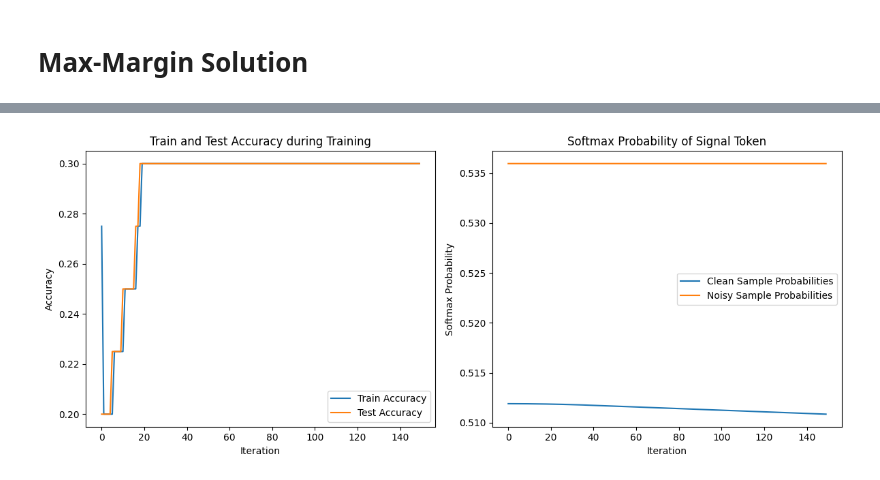
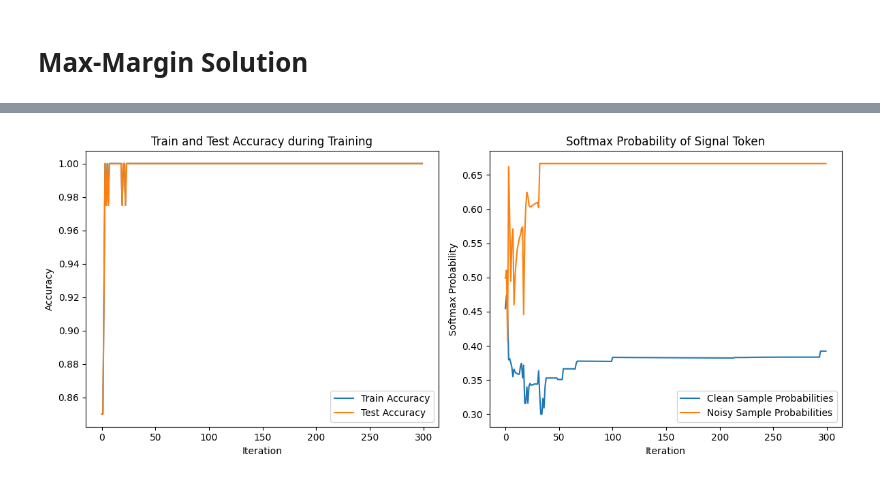
Before and after one commit to Albeenee/benign_overfitting_in_single_head_attention, a Jupyter notebook: Benign_overfitting.ipynb, the cells around one changed output, grey strips where cells are left out. Drawn from its saved outputs; the diff is of its cells as text; code cells hidden in the pictures.

Commit message:
max margin solution

```diff
--- a/Benign_overfitting.ipynb
+++ b/Benign_overfitting.ipynb
@@ -255,6 +255,7 @@ Epoch 150
 # Parameters
 r = np.sqrt(d)
 R = np.sqrt(d)*0.1
+margin_lambda = 1.0
 
 # Metrics tracking
 train_accs, test_accs, clean_proba, noisy_proba, steps_list = [], [], [], [], []
@@ -264,59 +265,61 @@ model = SingleHeadAttention(d).to(device)
 optimizer = torch.optim.SGD(model.parameters(), lr=beta)
 # %%
 for epoch in range(num_steps):
-    model.zero_grad()  # Clear gradients
+    pred = model(X_train)
+    margin_loss = -torch.min(y_train * pred)  # Maximize the margin by minimizing its negative
+    regular_loss = logistic_loss_fn(pred, y_train)
+    loss = regular_loss + margin_lambda * margin_loss
 
-    # Compute predictions and margins
-    pred = model(X_train)
-    margins = torch.mul(pred, y_train)
-    min_margin_idx = torch.argmin(margins)
-    min_margin = margins[min_margin_idx]
+    # Backpropagation
+    model.zero_grad()
+    loss.backward()
 
-    # Backpropagate using the sample with the minimum margin
-    min_margin.backward()  # Compute gradients for the parameters
+    # Update parameters
+    with torch.no_grad():
+        for name, param in model.named_parameters():
+            if "p" in name:
+                param -= beta * param.grad
+                # Project p to satisfy norm constraint
+                param_norm = torch.norm(param)
+                if param_norm > R:
+                    param.mul_(R / param_norm)
+            elif "v" in name:
+                param -= beta * param.grad
+                # Project v to satisfy norm constraint
+                param_norm = torch.norm(param)
+                if param_norm > r:
+                    param.mul_(r / param_norm)
 
-    # Update parameters using the learning rule
+    # Evaluate metrics
     with torch.no_grad():
-        for param in model.parameters():
-            param -= beta * param.grad  # Gradient step
+        # Training accuracy
+        pred_train = model(X_train)
+        train_acc = accuracy_score(pred_train, y_train)
 
-            if param is model.p:  # Projection for p
-                param /= max(1.0, param.norm() / R)
-            elif param is model.v:  # Projection for v
-                param /= max(1.0, param.norm() / r)
+        # Test accuracy
+        pred_test = model(X_test)
+        test_acc = accuracy_score(pred_test, y_test)
 
-
-    # Evaluate on training and test data
-    with torch.no_grad():
-        # Convert logits to predicted labels
-        pred_train_labels = (pred > 0).long()  # Class 1 for logits > 0, Class 0 otherwise
-        train_acc = accuracy_score(pred_train_labels, y_train)
-
-        # Predictions on the test set
-        logits_test = model(X_test)
-        pred_test_labels = (logits_test > 0).long()  # Convert test logits to labels
-        test_acc = accuracy_score(pred_test_labels, y_test)
-
-        # For clean data
-        logits_clean = torch.matmul(X_train[clean_indices_train], model.p)  # Adjust to match model input dimensions
-        probs_clean = torch.sigmoid(logits_clean).cpu().numpy()  # Sigmoid for binary probabilities
+        # Clean and noisy probabilities
+        logits_clean = torch.matmul(X_train[clean_indices_train], model.p)  # Adjust to model.p shape
+        probs_clean = F.softmax(logits_clean, dim=1)[:, 0].cpu().numpy()
         clean_probs_iter = np.mean(probs_clean)
 
-        # For noisy data
-        logits_noisy = torch.matmul(X_train[noisy_indices_train], model.p)  # Adjust to match model input dimensions
-        probs_noisy = torch.sigmoid(logits_noisy).cpu().numpy()  # Sigmoid for binary probabilities
+        logits_noisy = torch.matmul(X_train[noisy_indices_train], model.p)  # Adjust to model.p shape
+        probs_noisy = F.softmax(logits_noisy, dim=1)[:, 0].cpu().numpy()
         noisy_probs_iter = np.mean(probs_noisy)
 
-    # Log metrics
+    # Append metrics for plotting
     train_accs.append(train_acc)
     test_accs.append(test_acc)
+    steps_list.append(cur_step)
     clean_proba.append(clean_probs_iter)
     noisy_proba.append(noisy_probs_iter)
-    steps_list.append(epoch + 1)
 
-    # Print progress every `log_every` epochs
+    # Logging
+    cur_step += 1
     if epoch == 0 or (epoch + 1) % log_every == 0 or (epoch + 1 == num_steps):
-        print(f"Epoch {epoch + 1}/{num_steps}, Train Acc: {train_acc:.4f}, Test Acc: {test_acc:.4f}, Min Margin: {min_margin.item():.4f}")
+        print(f"Epoch {epoch+1}: Loss={loss.item():.4f}, Train Acc={train_acc:.4f}, Test Acc={test_acc:.4f}")
 
 # Plot metrics
 plot_metrics(train_accs, test_accs, clean_proba, noisy_proba)
@@ -328 +331 @@ Epoch 150/150, Train Acc: 0.3000, Test Acc: 0.3000, Min Margin: -6048.9688
-[figure, old version]
+[figure, new version]
```
Also changed, not shown: parts of 1 cell of this notebook, 1 other file.
